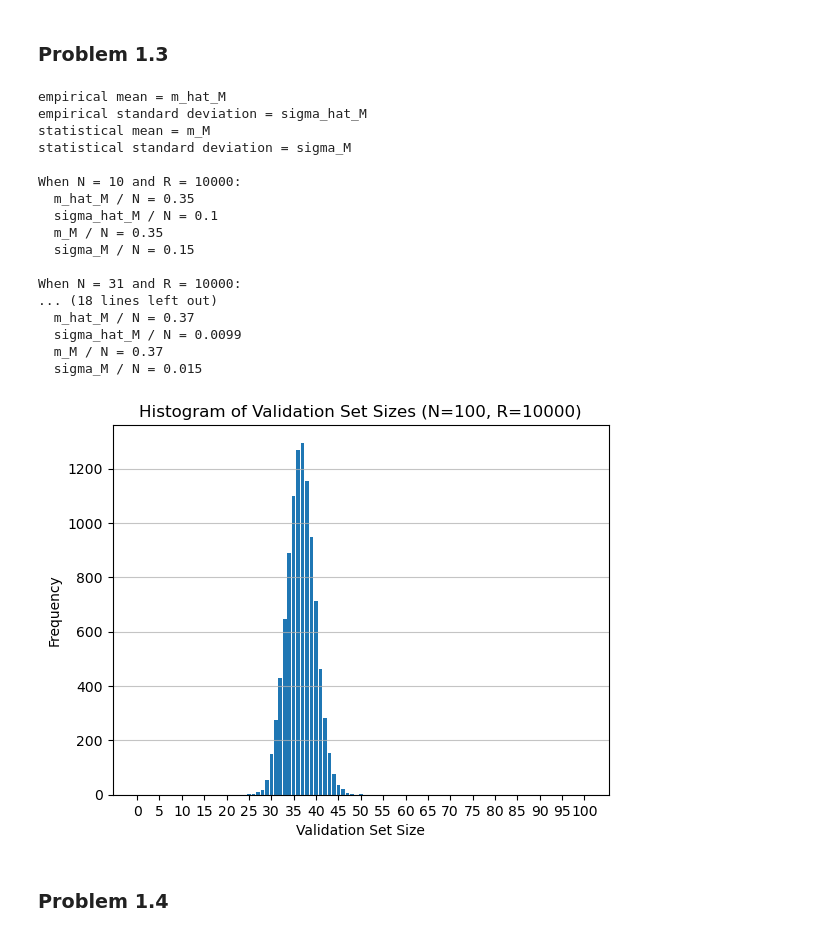
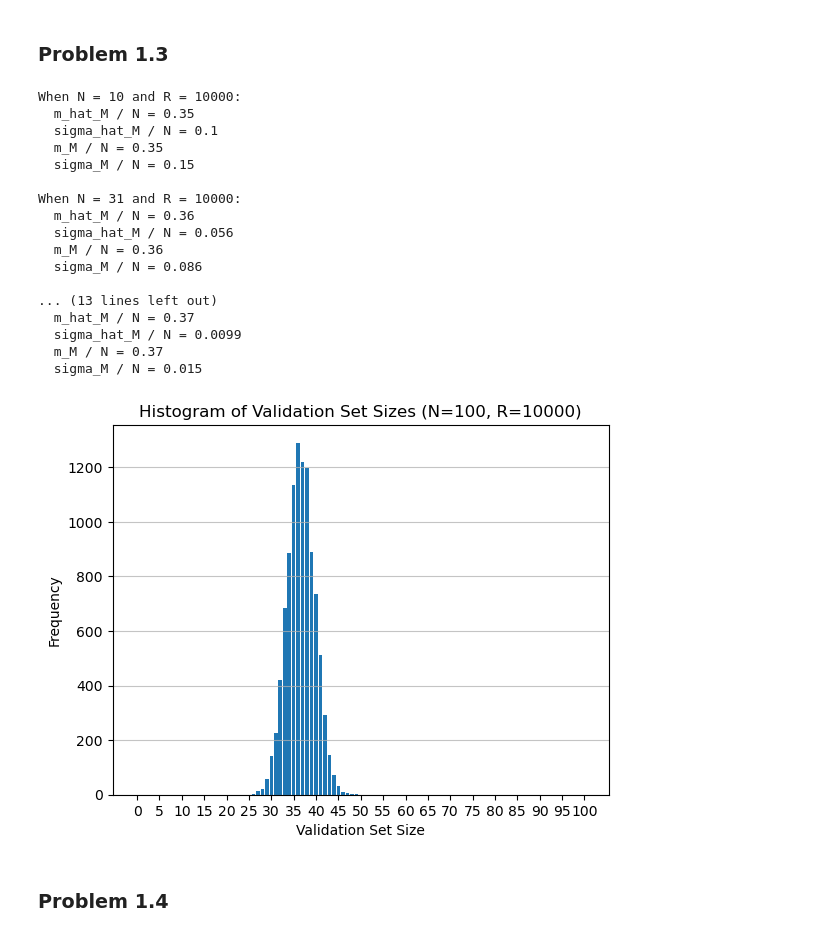
Before and after one commit to charlieoestreicher/Homework07, a Jupyter notebook: homework07.ipynb, the cells around one changed output. Saved outputs shown, nothing was run; the diff lists cells and outputs as text; code cells hidden in the pictures.

```diff
--- a/homework07.ipynb
+++ b/homework07.ipynb
@@ -45,16 +45,12 @@ import numpy as np
 import matplotlib.pyplot as plt
 
 def generate_bootstrap_validation_sets(N, R):
+    rng = np.random.default_rng(15)
+    training_bags = sample(N, (R, N), rng)
     training_set = np.arange(N)  # Create the original training set.
-    validation_sets = []
+    validation_sets = [np.setdiff1d(training_set, training_bag) for training_bag in training_bags]
+    validation_lengths = [len(validation_set) for validation_set in validation_sets]
 
-    for _ in range(R):
-        # Generate a validation set by sampling N data points with replacement.
-        training_bag = np.random.choice(training_set, N, replace=True)
-        validation_set = np.setdiff1d(training_set, training_bag)
-        validation_sets.append(validation_set)
-
-    validation_lengths = [len(validation_set) for validation_set in validation_sets]
     m_hat_M = np.mean(validation_lengths)
     sigma_hat_M = np.std(validation_lengths)
 
@@ -63,53 +59,46 @@ def generate_bootstrap_validation_sets(N, R):
     sigma_M = np.sqrt(N*p*(1-p))
 
     return validation_lengths, m_hat_M, sigma_hat_M, m_M, sigma_M
-
-print("""
-empirical mean = m_hat_M
-empirical standard deviation = sigma_hat_M
-statistical mean = m_M
-statistical standard deviation = sigma_M
-""")
 
 def show_graph(validation_lengths, N):
     plt.hist(validation_lengths, bins=range(N + 2), align='left', rwidth=0.8)
     plt.title(f'Histogram of Validation Set Sizes (N={N}, R={R})')
     plt.xlabel('Validation Set Size')
     plt.ylabel('Frequency')
     x_labels = range(0, N+1, 5)  # Labels every 10 units
     plt.xticks(x_labels)
     plt.grid(axis='y', alpha=0.75)
 
 R = 10000
 for N in np.logspace(1,3,num=5,dtype=int):
     validation_lengths, m_hat_M, sigma_hat_M, m_M, sigma_M = generate_bootstrap_validation_sets(N,R)
     print("{}\n{}\n{}\n{}\n{}\n".format(
         f"When N = {N} and R = {R}:",
         f"  m_hat_M / N = {m_hat_M/N:.2g}",
         f"  sigma_hat_M / N = {sigma_hat_M/N:.2g}",
         f"  m_M / N = {m_M/N:.2g}",
         f"  sigma_M / N = {sigma_M/N:.2g}"))
     if N == 100:
         show_graph(validation_lengths, N)
 # %% [output]
-empirical mean = m_hat_M
-empirical standard deviation = sigma_hat_M
-statistical mean = m_M
-statistical standard deviation = sigma_M
-
 When N = 10 and R = 10000:
   m_hat_M / N = 0.35
   sigma_hat_M / N = 0.1
   m_M / N = 0.35
   sigma_M / N = 0.15
 
 When N = 31 and R = 10000:
-... (18 lines left out)
+  m_hat_M / N = 0.36
+  sigma_hat_M / N = 0.056
+  m_M / N = 0.36
+  sigma_M / N = 0.086
+
+... (13 lines left out)
   m_hat_M / N = 0.37
   sigma_hat_M / N = 0.0099
   m_M / N = 0.37
   sigma_M / N = 0.015
-[figure, old version]
+[figure, new version]
 # %% [markdown]
 ### Problem 1.4
 # %% [markdown]
```
